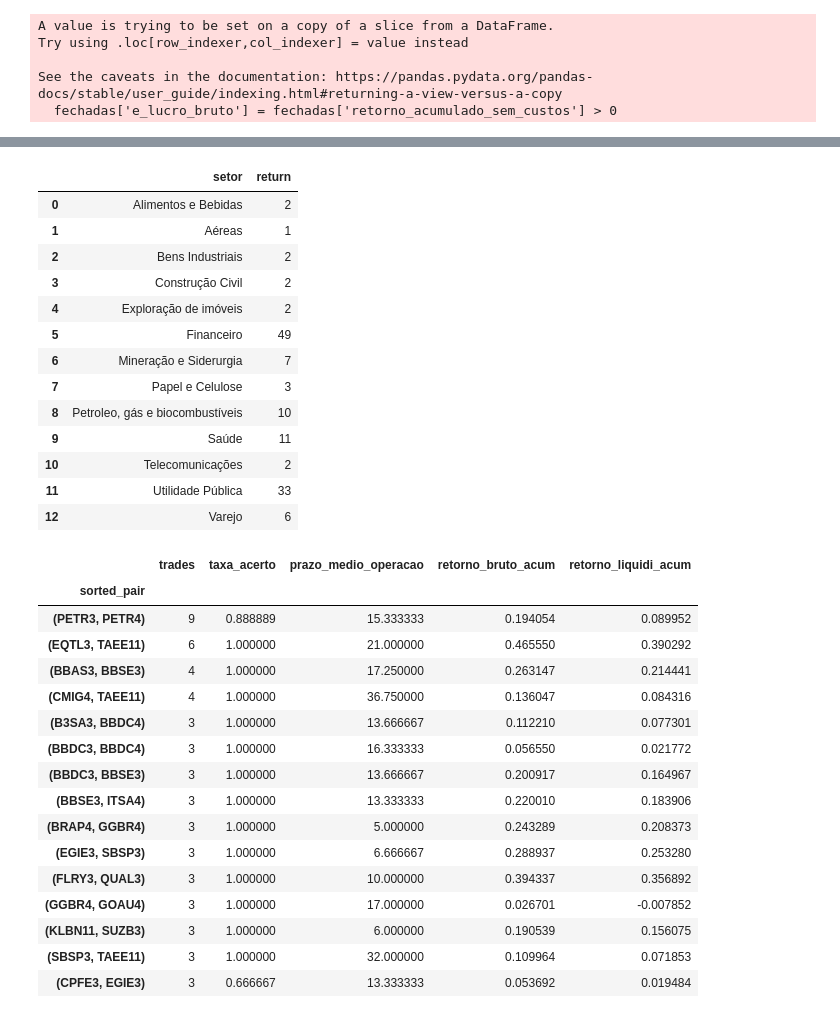
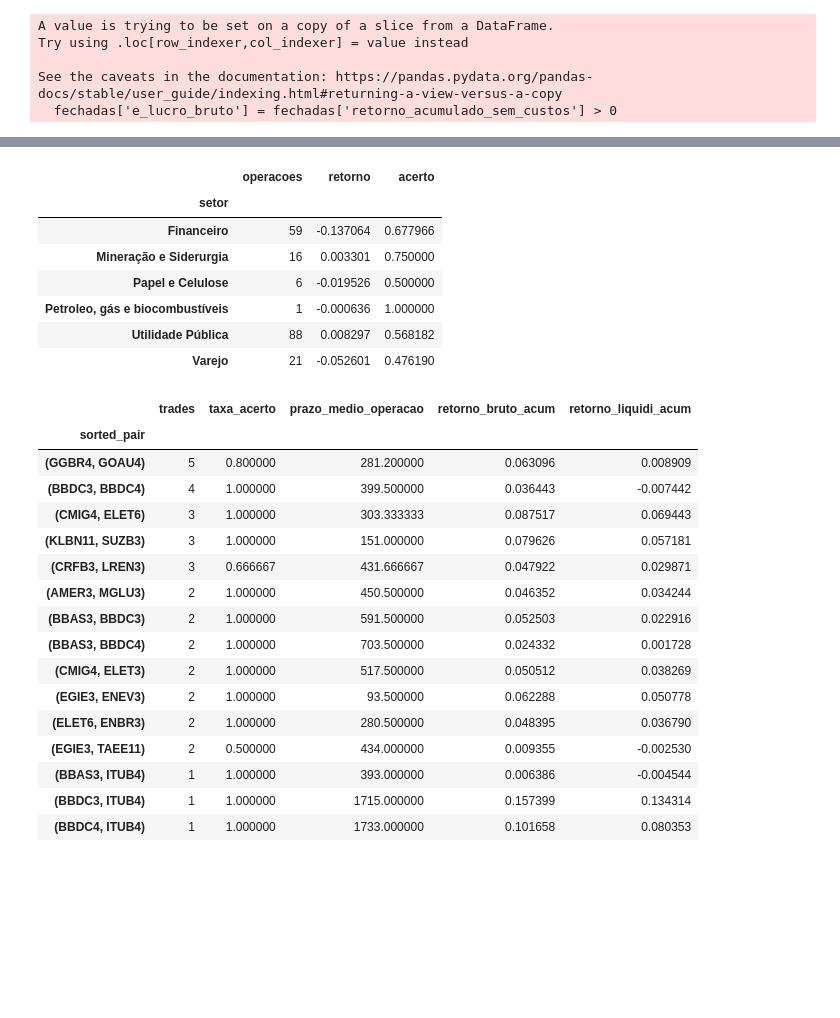
Before and after one commit to CorreaWillian/cointegration, a Jupyter notebook: Imagens e tabelas - intraday.ipynb, the cells around one changed output, grey strips where cells are left out. Saved outputs shown, nothing was run; the diff lists cells and outputs as text; code cells hidden in the pictures; blank space fills up the shorter version.

```diff
--- a/Imagens e tabelas - intraday.ipynb
+++ b/Imagens e tabelas - intraday.ipynb
@@ -8,7 +8,7 @@ import matplotlib.pyplot as plt
 import math
 from scipy.stats import spearmanr, kstest
 # %%
-filepath = r'resultados_sergio\15minutos_1300_0.05_0.5_desligado_0.05_desligado_desligado.csv.pickle'
+filepath = r'resultados_sergio\5minutos_3900_0.05_0.5_desligado_0.05_desligado_ligado.csv.pickle'
 # %%
 file = filepath[:-11].split('\\')[1].split('_')
 dicionario = ['periodo', 'train_size', 'significancia', 'z_score_saida', 'z_score_stop', 'conf_var', 'usar_halflife', 'usar_var']
@@ -442,7 +456,7 @@ Try using .loc[row_indexer,col_indexer] = value instead
 See the caveats in the documentation: https://pandas.pydata.org/pandas-docs/stable/user_guide/indexing.html#returning-a-view-versus-a-copy
   fechadas['e_lucro_bruto'] = fechadas['retorno_acumulado_sem_custos'] > 0
 # %%
-halfyear_accuracy = fechadas.set_index('open_date').resample('6M')[['e_lucro_bruto']].mean().reset_index()
+halfyear_accuracy = fechadas.set_index('open_date').resample('1M')[['e_lucro_bruto']].mean().reset_index()
 halfyear_accuracy.columns = ['open_date', 'retorno']
 halfyear_accuracy['open_date'] = halfyear_accuracy['open_date'].dt.date
 halfyear_accuracy = halfyear_accuracy.melt(id_vars='open_date', value_name='acerto')
@@ -475,22 +489,19 @@ Text(0, 0.5, 'acerto')
 # %%
-fechadas_agrupadas_semestre
-fechadas_agrupadas_semestre = fechadas.groupby('setor')['return'].count().reset_index()
-fechadas_agrupadas_semestre
+fechadas_agrupadas_semestre = fechadas.groupby('setor').agg(
+    operacoes=('return', 'count'),
+    retorno = ('return', 'sum'),
+    acerto = ('e_lucro_bruto', 'mean')
+    )
+fechadas_agrupadas_semestre.to_csv('5min var deslitabela')
 # %% [output]
-|  | setor | return |
-| 0 | Alimentos e Bebidas | 2 |
-| 1 | Aéreas | 1 |
-| 2 | Bens Industriais | 2 |
-| 3 | Construção Civil | 2 |
-| 4 | Exploração de imóveis | 2 |
-| 5 | Financeiro | 49 |
-| 6 | Mineração e Siderurgia | 7 |
-| 7 | Papel e Celulose | 3 |
-| 8 | Petroleo, gás e biocombustíveis | 10 |
-| 9 | Saúde | 11 |
-| 10 | Telecomunicações | 2 |
-| 11 | Utilidade Pública | 33 |
-| 12 | Varejo | 6 |
+|  | operacoes | retorno | acerto |
+| setor |  |  |  |
+| Financeiro | 59 | -0.137064 | 0.677966 |
+| Mineração e Siderurgia | 16 | 0.003301 | 0.750000 |
+| Papel e Celulose | 6 | -0.019526 | 0.500000 |
+| Petroleo, gás e biocombustíveis | 1 | -0.000636 | 1.000000 |
+| Utilidade Pública | 88 | 0.008297 | 0.568182 |
+| Varejo | 21 | -0.052601 | 0.476190 |
 # %%
 fechadas_grouped = fechadas.groupby('sorted_pair').agg(
     trades = ('sorted_pair','count'),
@@ -504,19 +515,19 @@ fechadas_grouped.sort_values(by=['trades', 'taxa_acerto'], ascending=False).head
 # %% [output]
 |  | trades | taxa_acerto | prazo_medio_operacao | retorno_bruto_acum | retorno_liquidi_acum |
 | sorted_pair |  |  |  |  |  |
-| (PETR3, PETR4) | 9 | 0.888889 | 15.333333 | 0.194054 | 0.089952 |
-| (EQTL3, TAEE11) | 6 | 1.000000 | 21.000000 | 0.465550 | 0.390292 |
-| (BBAS3, BBSE3) | 4 | 1.000000 | 17.250000 | 0.263147 | 0.214441 |
-| (CMIG4, TAEE11) | 4 | 1.000000 | 36.750000 | 0.136047 | 0.084316 |
-| (B3SA3, BBDC4) | 3 | 1.000000 | 13.666667 | 0.112210 | 0.077301 |
-| (BBDC3, BBDC4) | 3 | 1.000000 | 16.333333 | 0.056550 | 0.021772 |
-| (BBDC3, BBSE3) | 3 | 1.000000 | 13.666667 | 0.200917 | 0.164967 |
-| (BBSE3, ITSA4) | 3 | 1.000000 | 13.333333 | 0.220010 | 0.183906 |
-| (BRAP4, GGBR4) | 3 | 1.000000 | 5.000000 | 0.243289 | 0.208373 |
-| (EGIE3, SBSP3) | 3 | 1.000000 | 6.666667 | 0.288937 | 0.253280 |
-| (FLRY3, QUAL3) | 3 | 1.000000 | 10.000000 | 0.394337 | 0.356892 |
-| (GGBR4, GOAU4) | 3 | 1.000000 | 17.000000 | 0.026701 | -0.007852 |
-| (KLBN11, SUZB3) | 3 | 1.000000 | 6.000000 | 0.190539 | 0.156075 |
-| (SBSP3, TAEE11) | 3 | 1.000000 | 32.000000 | 0.109964 | 0.071853 |
-| (CPFE3, EGIE3) | 3 | 0.666667 | 13.333333 | 0.053692 | 0.019484 |
+| (GGBR4, GOAU4) | 5 | 0.800000 | 281.200000 | 0.063096 | 0.008909 |
+| (BBDC3, BBDC4) | 4 | 1.000000 | 399.500000 | 0.036443 | -0.007442 |
+| (CMIG4, ELET6) | 3 | 1.000000 | 303.333333 | 0.087517 | 0.069443 |
+| (KLBN11, SUZB3) | 3 | 1.000000 | 151.000000 | 0.079626 | 0.057181 |
+| (CRFB3, LREN3) | 3 | 0.666667 | 431.666667 | 0.047922 | 0.029871 |
+| (AMER3, MGLU3) | 2 | 1.000000 | 450.500000 | 0.046352 | 0.034244 |
+| (BBAS3, BBDC3) | 2 | 1.000000 | 591.500000 | 0.052503 | 0.022916 |
+| (BBAS3, BBDC4) | 2 | 1.000000 | 703.500000 | 0.024332 | 0.001728 |
+| (CMIG4, ELET3) | 2 | 1.000000 | 517.500000 | 0.050512 | 0.038269 |
+| (EGIE3, ENEV3) | 2 | 1.000000 | 93.500000 | 0.062288 | 0.050778 |
+| (ELET6, ENBR3) | 2 | 1.000000 | 280.500000 | 0.048395 | 0.036790 |
+| (EGIE3, TAEE11) | 2 | 0.500000 | 434.000000 | 0.009355 | -0.002530 |
+| (BBAS3, ITUB4) | 1 | 1.000000 | 393.000000 | 0.006386 | -0.004544 |
+| (BBDC3, ITUB4) | 1 | 1.000000 | 1715.000000 | 0.157399 | 0.134314 |
+| (BBDC4, ITUB4) | 1 | 1.000000 | 1733.000000 | 0.101658 | 0.080353 |
 # %%
```
Also changed, not shown: parts of 20 cells of this notebook, 11 other files.
